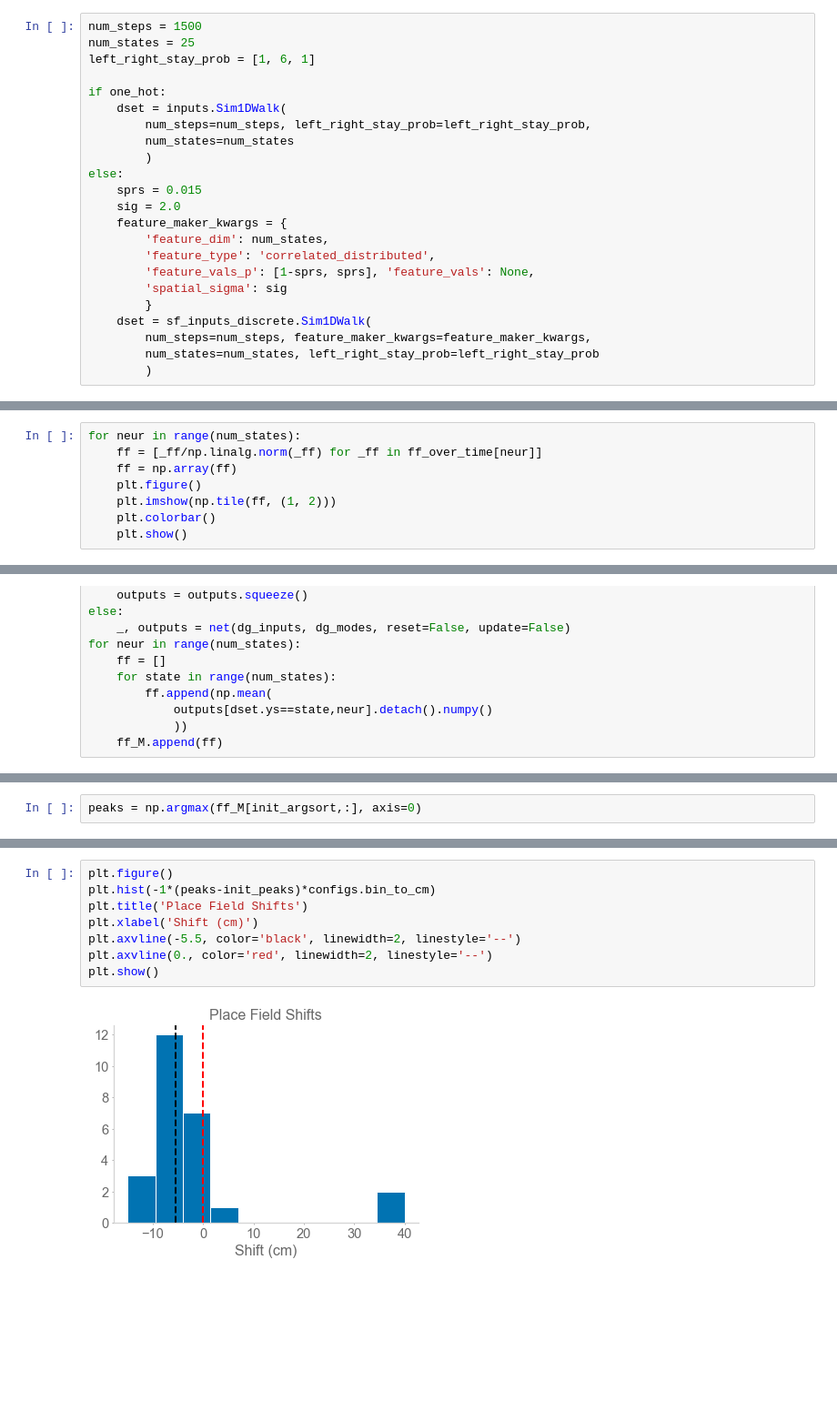
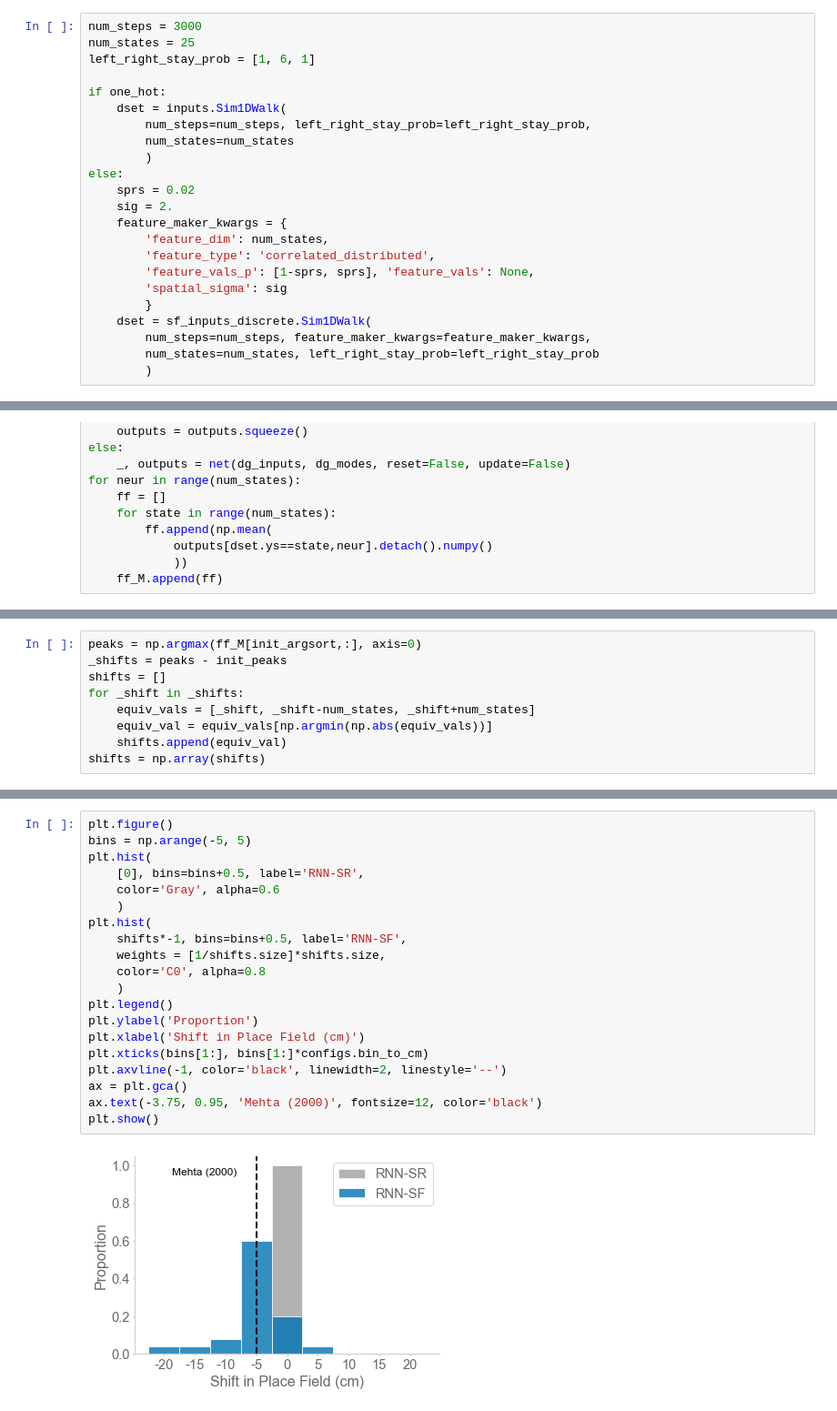
Before and after one commit to chingf/sr-project, a Jupyter notebook: notebooks/4d-lineartrack-peak-shift.ipynb, the cells around one changed output, grey strips where cells are left out. Shown: that part at 91% size. Cells and saved outputs as stored; diff of their text form; blank space fills up the shorter version.

Commit message:
Update notebooks for finalizing figures

```diff
--- a/notebooks/4d-lineartrack-peak-shift.ipynb
+++ b/notebooks/4d-lineartrack-peak-shift.ipynb
@@ -26,7 +26,7 @@ one_hot = False
 model = 'sf' # Choices: 'sr', 'oja', 'sf'
 gamma = 0.75
 # %%
-num_steps = 1500
+num_steps = 3000
 num_states = 25
 left_right_stay_prob = [1, 6, 1]
 
@@ -36,8 +36,8 @@ if one_hot:
         num_states=num_states
         )
 else:
-    sprs = 0.015
-    sig = 2.0
+    sprs = 0.02
+    sig = 2.
     feature_maker_kwargs = {
         'feature_dim': num_states,
         'feature_type': 'correlated_distributed',
@@ -167,9 +162 @@ for neur in range(num_states):
 ... (13 outputs left out)
-# %%
-for neur in range(num_states):
-    ff = [_ff/np.linalg.norm(_ff) for _ff in ff_over_time[neur]]
-    ff = np.array(ff)
-    plt.figure()
-    plt.imshow(np.tile(ff, (1, 2)))
-    plt.colorbar()
-    plt.show()
@@ -265,3 +238,10 @@ plt.show()
 # %%
 peaks = np.argmax(ff_M[init_argsort,:], axis=0)
+_shifts = peaks - init_peaks
+shifts = []
+for _shift in _shifts:
+    equiv_vals = [_shift, _shift-num_states, _shift+num_states]
+    equiv_val = equiv_vals[np.argmin(np.abs(equiv_vals))]
+    shifts.append(equiv_val)
+shifts = np.array(shifts)
 # %%
@@ -272,10 +252,22 @@ array([ 0,  0,  1,  1,  1,  1,  1,  1,  1,  1,  3,  2,  1, -1,  1,  2,  1,
 # %%
 plt.figure()
-plt.hist(-1*(peaks-init_peaks)*configs.bin_to_cm)
-plt.title('Place Field Shifts')
-plt.xlabel('Shift (cm)')
-plt.axvline(-5.5, color='black', linewidth=2, linestyle='--')
-plt.axvline(0., color='red', linewidth=2, linestyle='--')
+bins = np.arange(-5, 5)
+plt.hist(
+    [0], bins=bins+0.5, label='RNN-SR',
+    color='Gray', alpha=0.6
+    )
+plt.hist(
+    shifts*-1, bins=bins+0.5, label='RNN-SF',
+    weights = [1/shifts.size]*shifts.size,
+    color='C0', alpha=0.8
+    )
+plt.legend()
+plt.ylabel('Proportion')
+plt.xlabel('Shift in Place Field (cm)')
+plt.xticks(bins[1:], bins[1:]*configs.bin_to_cm)
+plt.axvline(-1, color='black', linewidth=2, linestyle='--')
+ax = plt.gca()
+ax.text(-3.75, 0.95, 'Mehta (2000)', fontsize=12, color='black')
 plt.show()
 # %% [output]
-[figure, old version]
+[figure, new version]
```
Also changed, not shown: parts of 14 cells of this notebook, 10 other files.
